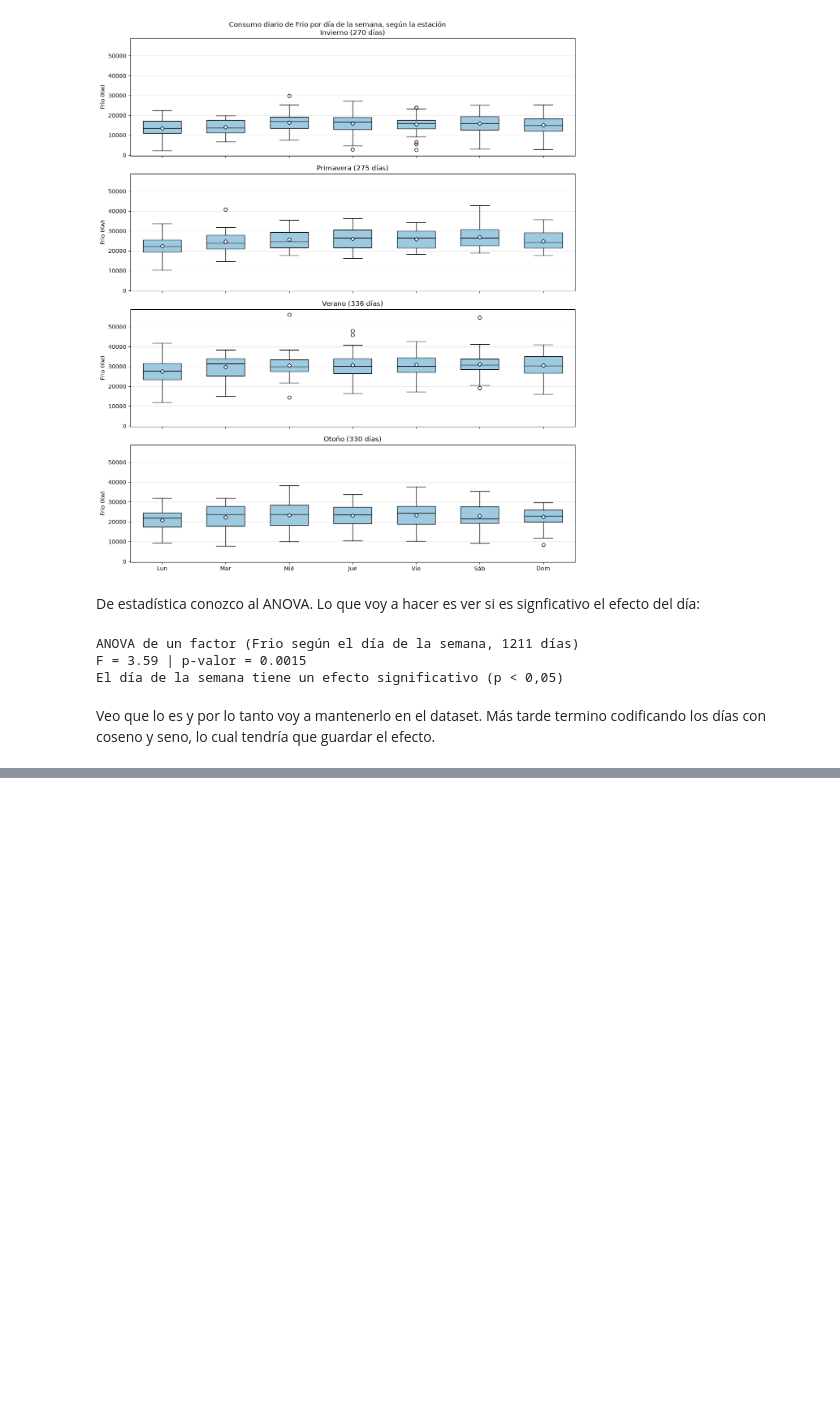
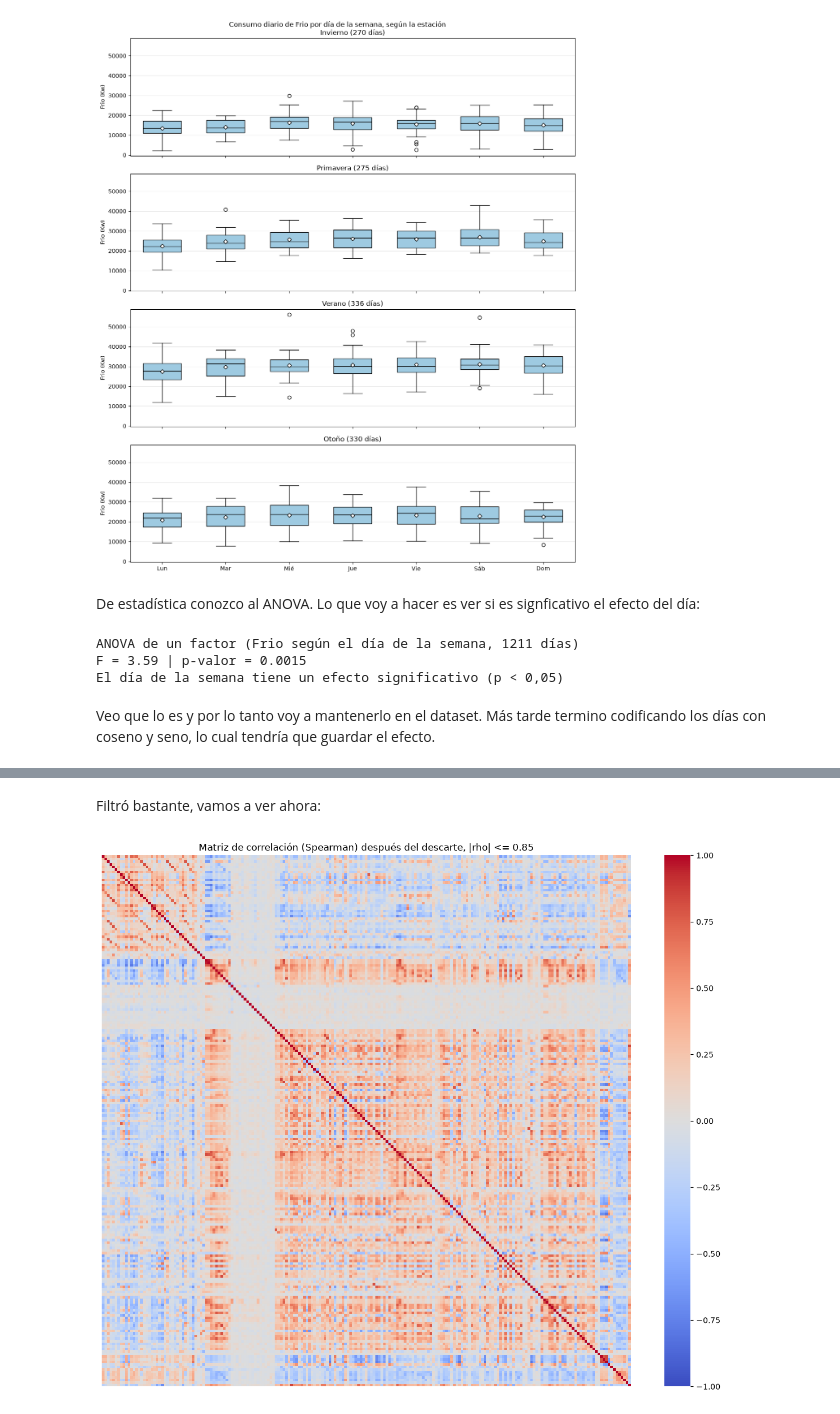
Before and after one commit to Marcjun/Cerveceria-LabDatosII, a Jupyter notebook: notebooks/eda.ipynb, the cells around one changed output, grey strips where cells are left out. Drawn from its saved outputs; the diff is of its cells as text; code cells hidden in the pictures; blank space fills up the shorter version.

```diff
--- a/notebooks/eda.ipynb
+++ b/notebooks/eda.ipynb
@@ -1460,12 +1472,0 @@ Mover todo esto arriba de lo de marcos dsp
-# %%
-X = df_dias.drop(columns=["DIA", "target"])
-X = X.loc[:, X.nunique() > 1]      # descarto columnas constantes
-UMBRAL = 0.5
-METODO = "spearman"
-
-corr = X.corrwith(df_dias["target"], method=METODO).dropna()
-corr = corr[corr.abs() >= UMBRAL].sort_values(key=abs, ascending=False)
-
-print(f"{len(corr)} columnas con |corr| >= {UMBRAL}")
-corr.round(3)
-print(corr.to_string())
@@ -1599,0 +1558,12 @@ print(df_dias.shape)
+# %%
+UMBRAL_CORRELACION = 0.85
+
+num = df_dias.drop(columns=["DIA", "imputado"], errors="ignore").astype(float)
+num = num.loc[:, num.nunique() > 1]            # constantes dan NaN en la correlación
+
+# Producción (para el feature engineering) y Frio del día D
+cols_protegidas = [FRIO, *[c for c in num.columns if c.startswith("Consolidado Produccion | ")]]
+print(f"Protegidas: {len(cols_protegidas)}")
+
+borradas = descartar_correlacionadas(num, UMBRAL_CORRELACION, proteger=cols_protegidas)
+df_corr = num.drop(columns=list(borradas))
@@ -1599,0 +1596,14 @@ print(df_dias.shape)
+# %% [markdown]
+Filtró bastante, vamos a ver ahora:
+# %%
+M_nueva = df_corr.corr(method="spearman")
+etiquetas = M_nueva.shape[0] <= 40       # con muchas columnas los nombres no se leen
+
+plt.figure(figsize=(12, 10))
+sns.heatmap(M_nueva, cmap="coolwarm", vmin=-1, vmax=1, center=0,
+            xticklabels=etiquetas, yticklabels=etiquetas)
+plt.title(f"Matriz de correlación (Spearman) después del descarte, |rho| <= {UMBRAL_CORRELACION}")
+plt.tight_layout()
+plt.show()
+# %% [output]
+[figure, added]
```
Also changed, not shown: parts of 31 cells of this notebook.
